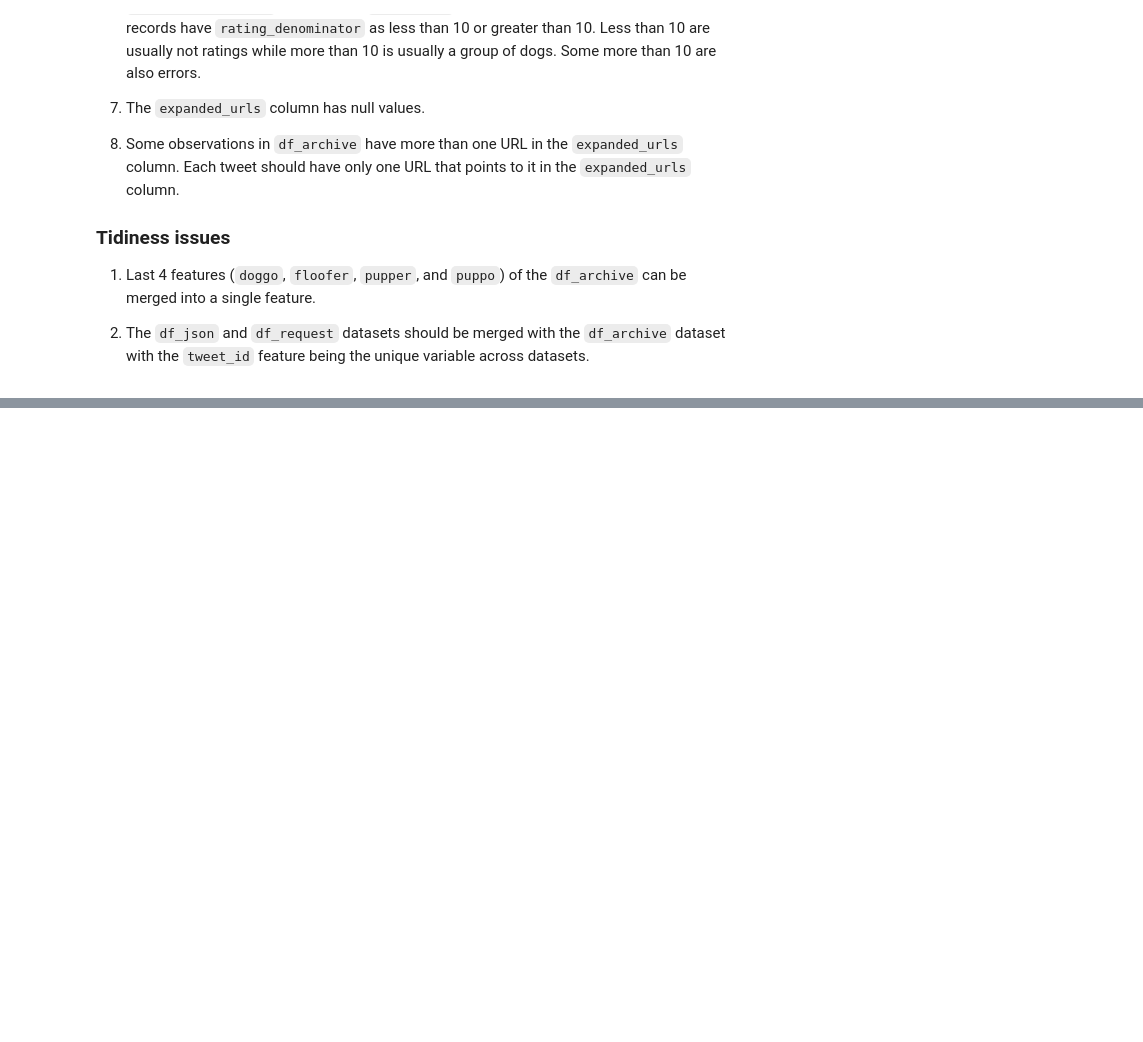
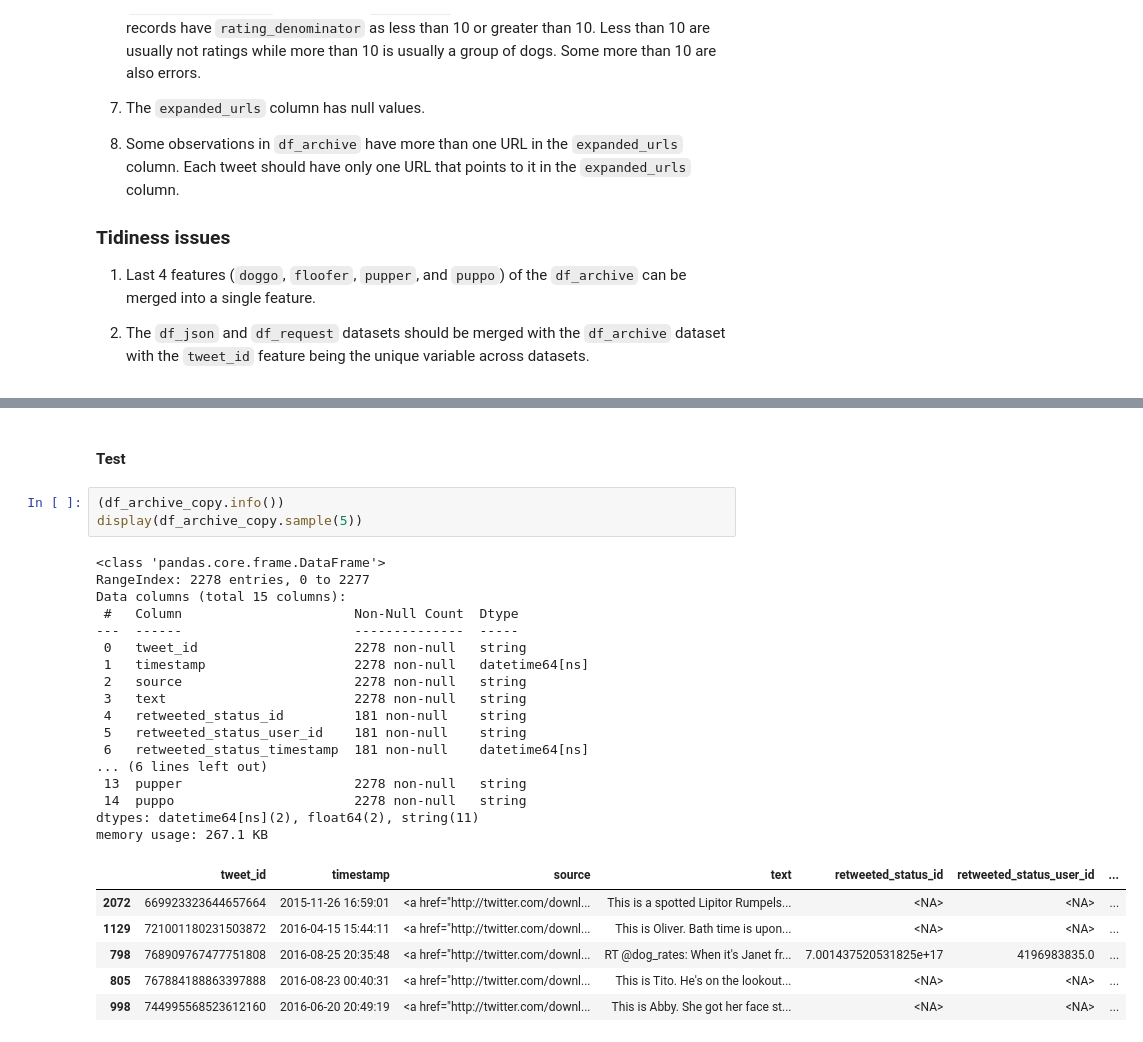
Before and after one commit to ArthurEzenwanne/wrangle-dataset-project, a Jupyter notebook: wrangle_report.ipynb, the cells around one changed output, grey strips where cells are left out. Cells and saved outputs as stored; diff of their text form; blank space fills up the shorter version.

```diff
--- a/wrangle_report.ipynb
+++ b/wrangle_report.ipynb
@@ -311,0 +543,29 @@ Some observed quality issues in the dataset are listed below.
+# %% [markdown]
+#### Test
+# %%
+(df_archive_copy.info())
+display(df_archive_copy.sample(5))
+# %% [output]
+<class 'pandas.core.frame.DataFrame'>
+RangeIndex: 2278 entries, 0 to 2277
+Data columns (total 15 columns):
+ #   Column                      Non-Null Count  Dtype
+---  ------                      --------------  -----
+ 0   tweet_id                    2278 non-null   string
+ 1   timestamp                   2278 non-null   datetime64[ns]
+ 2   source                      2278 non-null   string
+ 3   text                        2278 non-null   string
+ 4   retweeted_status_id         181 non-null    string
+ 5   retweeted_status_user_id    181 non-null    string
+ 6   retweeted_status_timestamp  181 non-null    datetime64[ns]
+... (6 lines left out)
+ 13  pupper                      2278 non-null   string
+ 14  puppo                       2278 non-null   string
+dtypes: datetime64[ns](2), float64(2), string(11)
+memory usage: 267.1 KB
+|  | tweet_id | timestamp | source | text | retweeted_status_id | retweeted_status_user_id | ... |
+| 2072 | 669923323644657664 | 2015-11-26 16:59:01 | <a href="http://twitter.com/downl... | This is a spotted Lipitor Rumpels... | <NA> | <NA> | ... |
+| 1129 | 721001180231503872 | 2016-04-15 15:44:11 | <a href="http://twitter.com/downl... | This is Oliver. Bath time is upon... | <NA> | <NA> | ... |
+| 798 | 768909767477751808 | 2016-08-25 20:35:48 | <a href="http://twitter.com/downl... | RT @dog_rates: When it's Janet fr... | 7.001437520531825e+17 | 4196983835.0 | ... |
+| 805 | 767884188863397888 | 2016-08-23 00:40:31 | <a href="http://twitter.com/downl... | This is Tito. He's on the lookout... | <NA> | <NA> | ... |
+| 998 | 744995568523612160 | 2016-06-20 20:49:19 | <a href="http://twitter.com/downl... | This is Abby. She got her face st... | <NA> | <NA> | ... |
```
Also changed, not shown: parts of 55 cells of this notebook.
